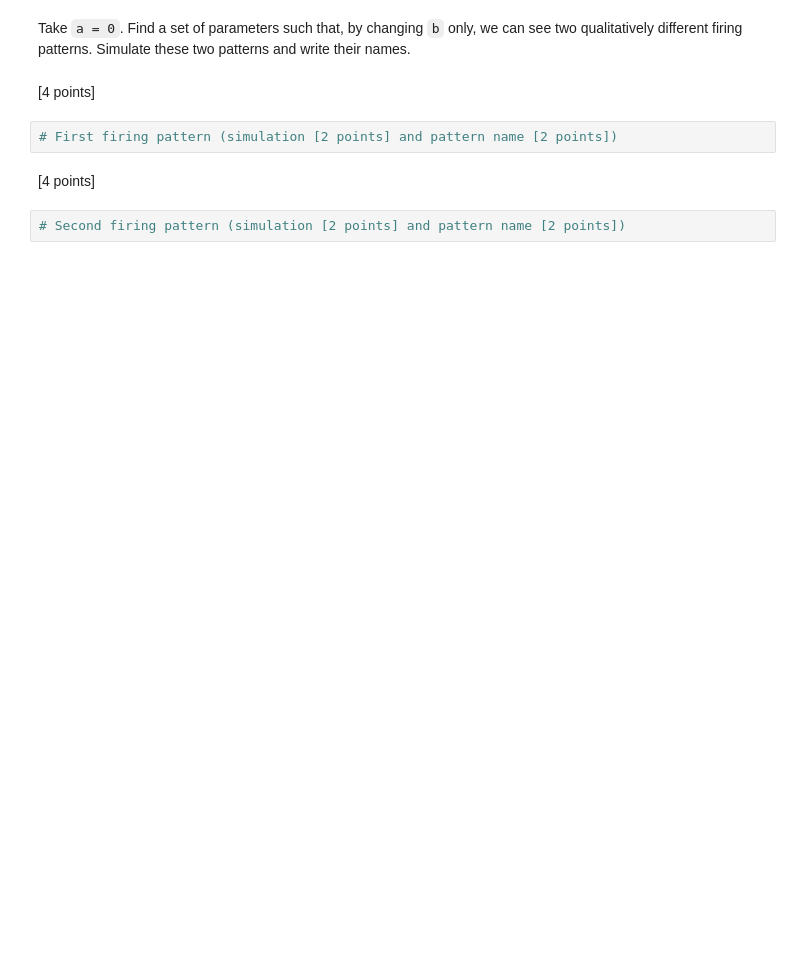
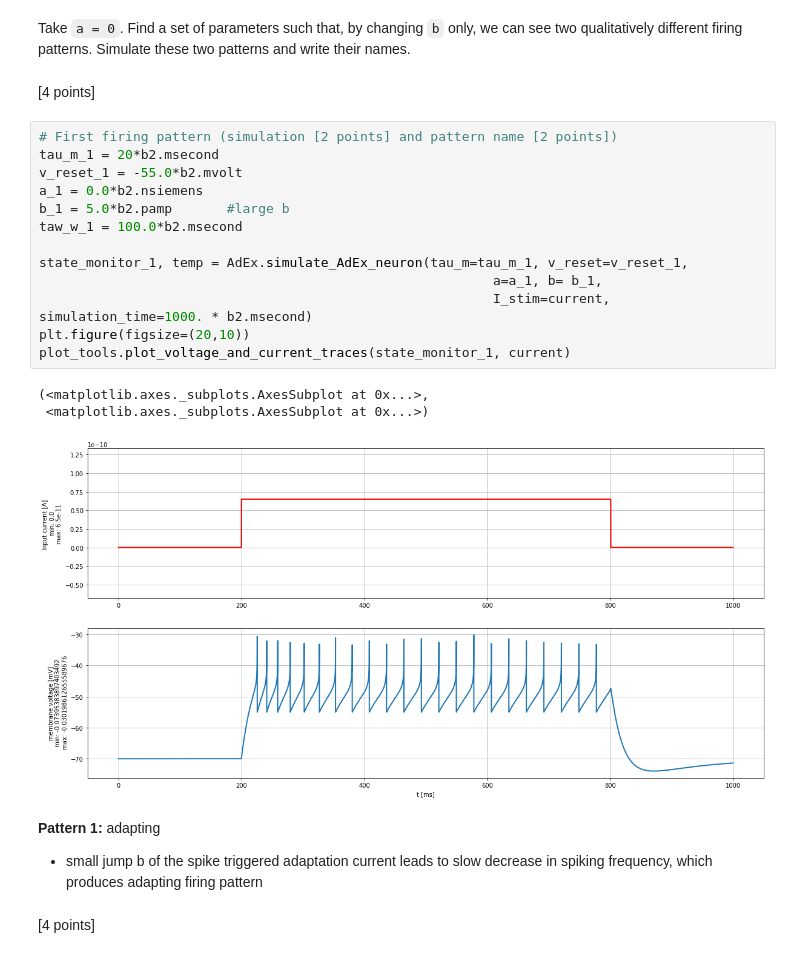
Before and after one commit to KiyarashFarivar/bmnn, a Jupyter notebook: Mini_proj1.ipynb, the cells around one changed output. Drawn from its saved outputs; the diff is of its cells as text; blank space fills up the shorter version.

```diff
--- a/Mini_proj1.ipynb
+++ b/Mini_proj1.ipynb
@@ -365,9 +380,25 @@ Plot or sketch the u- and w- nullclines of the AdEx model (`I(t) = 0`)
 Take `a = 0`. Find a set of parameters such that, by changing `b` only, we can see two qualitatively different firing patterns. Simulate these two patterns and write their names.
 # %% [markdown]
 [4 points]
-# %%
-# First firing pattern (simulation [2 points] and pattern name [2 points])
+# %%
+# First firing pattern (simulation [2 points] and pattern name [2 points])
+tau_m_1 = 20*b2.msecond
+v_reset_1 = -55.0*b2.mvolt
+a_1 = 0.0*b2.nsiemens
+b_1 = 5.0*b2.pamp       #large b
+taw_w_1 = 100.0*b2.msecond
+
+state_monitor_1, temp = AdEx.simulate_AdEx_neuron(tau_m=tau_m_1, v_reset=v_reset_1,
+                                                          a=a_1, b= b_1,
+                                                          I_stim=current, simulation_time=1000. * b2.msecond)
+plt.figure(figsize=(20,10))
+plot_tools.plot_voltage_and_current_traces(state_monitor_1, current)
+# %% [output]
+(<matplotlib.axes._subplots.AxesSubplot at 0x...>,
+ <matplotlib.axes._subplots.AxesSubplot at 0x...>)
+[figure, added]
+# %% [markdown]
+**Pattern 1:** adapting
+- small jump b of the spike triggered adaptation current leads to slow decrease in spiking frequency, which produces adapting firing pattern
 # %% [markdown]
 [4 points]
-# %%
-# Second firing pattern (simulation [2 points] and pattern name [2 points])
```
Also changed, not shown: parts of 10 cells of this notebook.
